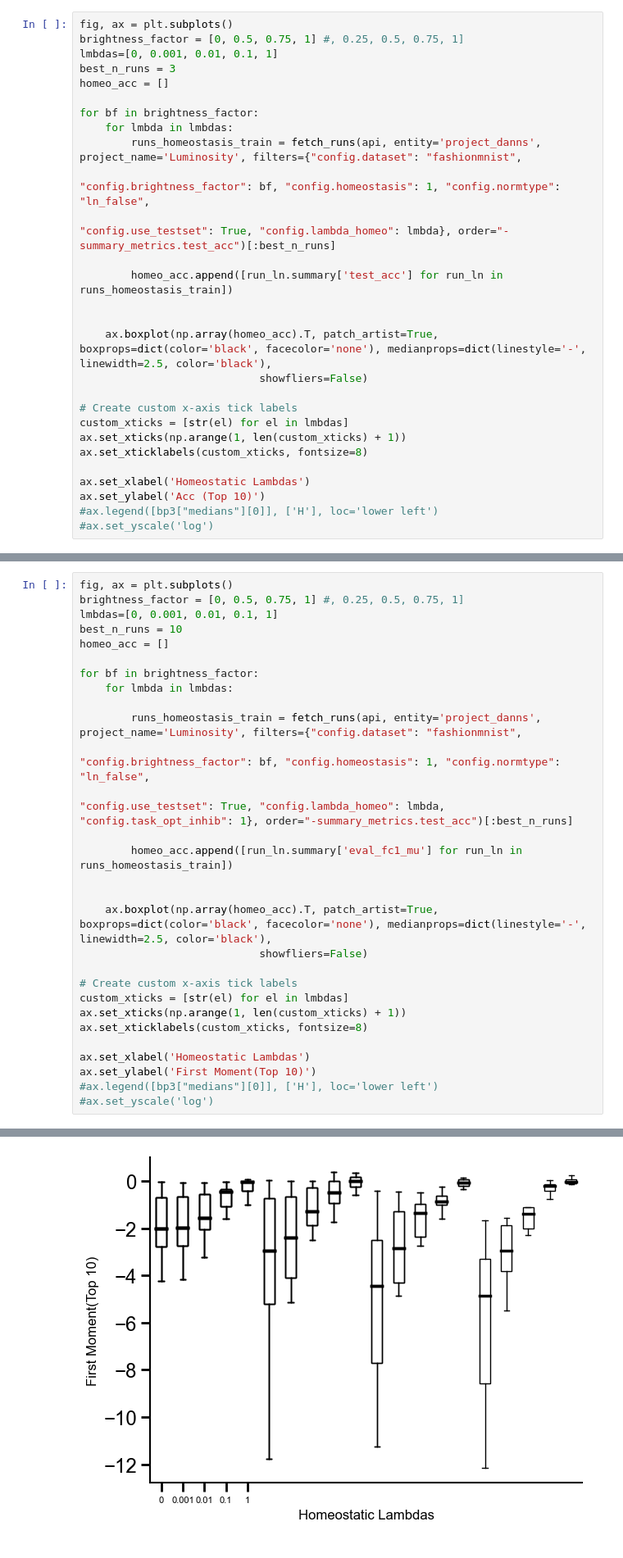
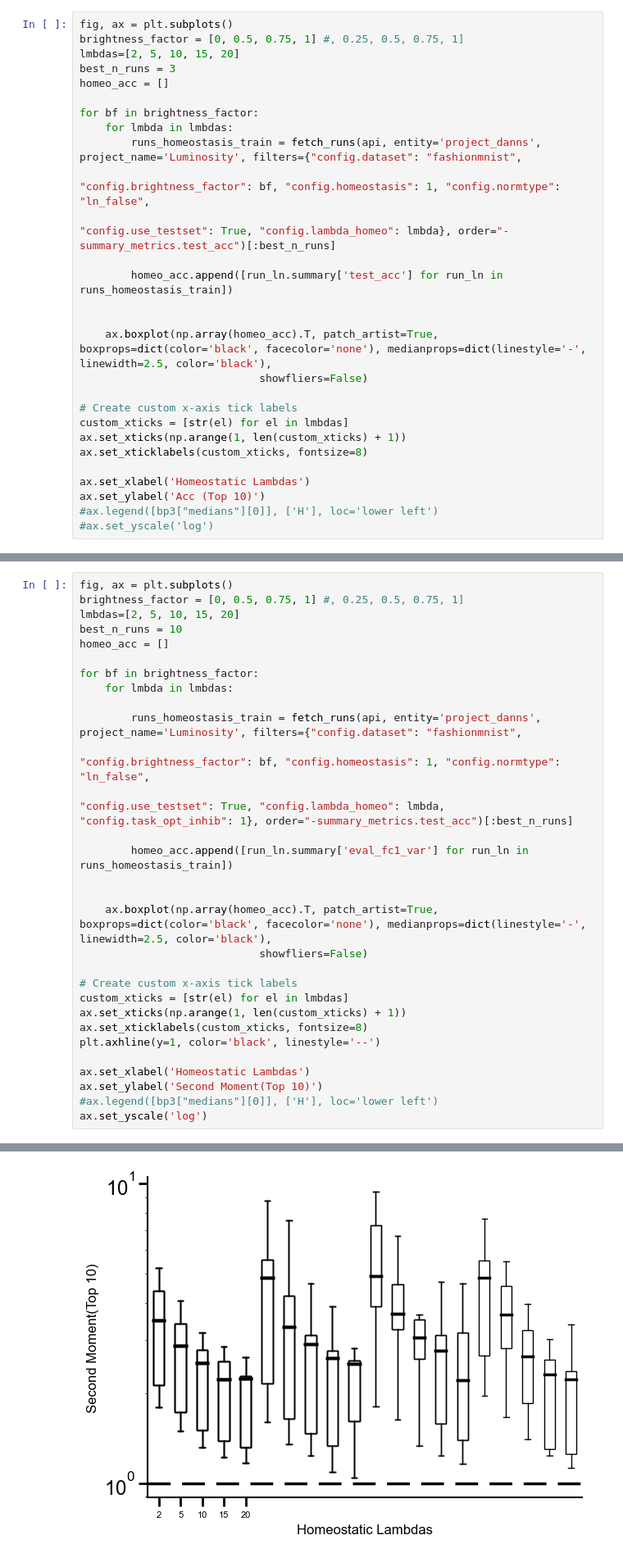
Before and after one commit to RoyHEyono/HomeostaticDANN, a Jupyter notebook: models/dense_mnist_task/notebooks/figures.ipynb, the cells around one changed output, grey strips where cells are left out. Shown at 82% size. Drawn from its saved outputs; the diff is of its cells as text.

```diff
--- a/models/dense_mnist_task/notebooks/figures.ipynb
+++ b/models/dense_mnist_task/notebooks/figures.ipynb
@@ -321,7 +321,7 @@ Text(0, 0.5, 'FC1 (Top 10)')
 # %%
 fig, ax = plt.subplots()
 brightness_factor = [0, 0.5, 0.75, 1] #, 0.25, 0.5, 0.75, 1]
-lmbdas=[0, 0.001, 0.01, 0.1, 1]
+lmbdas=[2, 5, 10, 15, 20]
 best_n_runs = 3
 homeo_acc = []
 
@@ -352,7 +352,7 @@ Text(0, 0.5, 'Acc (Top 10)')
 # %%
 fig, ax = plt.subplots()
 brightness_factor = [0, 0.5, 0.75, 1] #, 0.25, 0.5, 0.75, 1]
-lmbdas=[0, 0.001, 0.01, 0.1, 1]
+lmbdas=[2, 5, 10, 15, 20]
 best_n_runs = 10
 homeo_acc = []
 
@@ -363,7 +363,7 @@ for bf in brightness_factor:
                                                                 "config.brightness_factor": bf, "config.homeostasis": 1, "config.normtype": "ln_false",
                                                                 "config.use_testset": True, "config.lambda_homeo": lmbda, "config.task_opt_inhib": 1}, order="-summary_metrics.test_acc")[:best_n_runs]
 
-        homeo_acc.append([run_ln.summary['eval_fc1_mu'] for run_ln in runs_homeostasis_train])
+        homeo_acc.append([run_ln.summary['eval_fc1_var'] for run_ln in runs_homeostasis_train])
 
 
     ax.boxplot(np.array(homeo_acc).T, patch_artist=True, boxprops=dict(color='black', facecolor='none'), medianprops=dict(linestyle='-', linewidth=2.5, color='black'),
@@ -373,9 +373,10 @@ for bf in brightness_factor:
 custom_xticks = [str(el) for el in lmbdas]
 ax.set_xticks(np.arange(1, len(custom_xticks) + 1))
 ax.set_xticklabels(custom_xticks, fontsize=8)
+plt.axhline(y=1, color='black', linestyle='--')
 
 ax.set_xlabel('Homeostatic Lambdas')
-ax.set_ylabel('First Moment(Top 10)')
+ax.set_ylabel('Second Moment(Top 10)')
 #ax.legend([bp3["medians"][0]], ['H'], loc='lower left')
-#ax.set_yscale('log')
+ax.set_yscale('log')
 # %% [output]
@@ -383,3 +383,3 @@ Text(0, 0.5, 'First Moment(Top 10)')
-[figure, old version]
+[figure, new version]
 # %%
 bright_factor = 1
```
Also changed, not shown: parts of 4 cells of this notebook, 5 other files.
